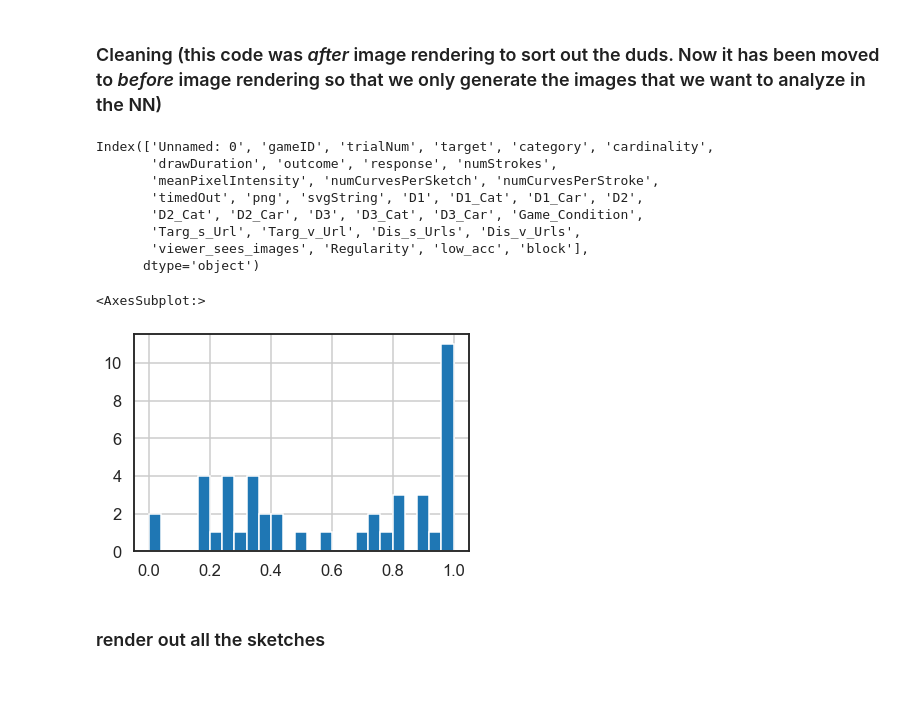
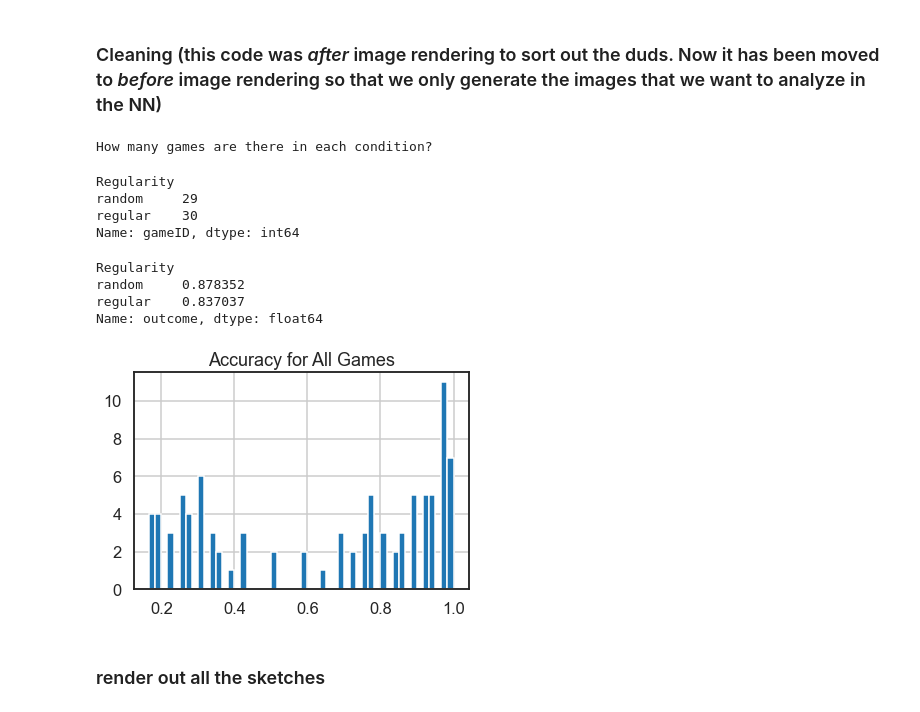
Before and after one commit to cogtoolslab/improvised_numerals, a Jupyter notebook: analysis/iternum2_analysis.ipynb, the cells around one changed output. Saved outputs shown, nothing was run; the diff lists cells and outputs as text; code cells hidden in the pictures; blank space fills up the shorter version.

```diff
--- a/analysis/iternum2_analysis.ipynb
+++ b/analysis/iternum2_analysis.ipynb
@@ -300,32 +357,46 @@ kosher_games = [game for game in complete_gameids if game not in dud_games]
 
 # Export the csv. This is what the R script will look .at
 D.to_csv(os.path.join(csv_dir,'iternum_group_data_{}.csv'.format(iterationName)))
-# %%
-D = pd.read_csv(os.path.join(csv_dir,'iternum_group_data_{}.csv'.format(iterationName)))
-D = D[D['low_acc'] == False]
-D.columns
-# %% [output]
-Index(['Unnamed: 0', 'gameID', 'trialNum', 'target', 'category', 'cardinality',
-       'drawDuration', 'outcome', 'response', 'numStrokes',
-       'meanPixelIntensity', 'numCurvesPerSketch', 'numCurvesPerStroke',
-       'timedOut', 'png', 'svgString', 'D1', 'D1_Cat', 'D1_Car', 'D2',
-       'D2_Cat', 'D2_Car', 'D3', 'D3_Cat', 'D3_Car', 'Game_Condition',
-       'Targ_s_Url', 'Targ_v_Url', 'Dis_s_Urls', 'Dis_v_Urls',
-       'viewer_sees_images', 'Regularity', 'low_acc', 'block'],
-      dtype='object')
+# %%
+# remove games where accuracy was lower than our preregistered criteria (standard deviation and absolute 50% acc)
+D = pd.read_csv(os.path.join(csv_dir,'iternum_group_data_{}.csv'.format(iterationName)))
+Dall = D
+
+Dlow_acc = D[D['low_acc'] == True]
+Dfailed = D[D['failed'] == True]
+Dbad = pd.concat([Dlow_acc, Dfailed])
+bad_games = Dbad['gameID'].unique()
+
+Dgood = D[D['low_acc'] == False]
+Dgood = Dgood[Dgood['failed'] == False]
+good_games = Dgood['gameID'].unique()
+D = Dgood
+
+print("How many games are there in each condition?")
+D.groupby('Regularity')['gameID'].nunique()
+# %% [output]
+How many games are there in each condition?
+Regularity
+random     29
+regular    30
+Name: gameID, dtype: int64
 # %%
 D.groupby('Regularity')['outcome'].mean()
 
-D.groupby('gameID')['outcome'].mean().hist(bins=25)
+Dall.groupby('gameID')['outcome'].mean().hist(bins=50)
+plt.title("Accuracy for All Games")
 
 # for exclusion, classify dyads into either the distribution centred around chance,
 # or the distribution that's higher up
 
 
-D.groupby('Regularity')['numStrokes'].mean()
+D.groupby('Regularity')['outcome'].mean()
 # %% [output]
-<AxesSubplot:>
+Regularity
+random     0.878352
+regular    0.837037
+Name: outcome, dtype: float64
-[figure, old version]
+[figure, new version]
 # %% [markdown]
 ### render out all the sketches
 # %%
```
Also changed, not shown: parts of 36 cells of this notebook, 3 other files.
